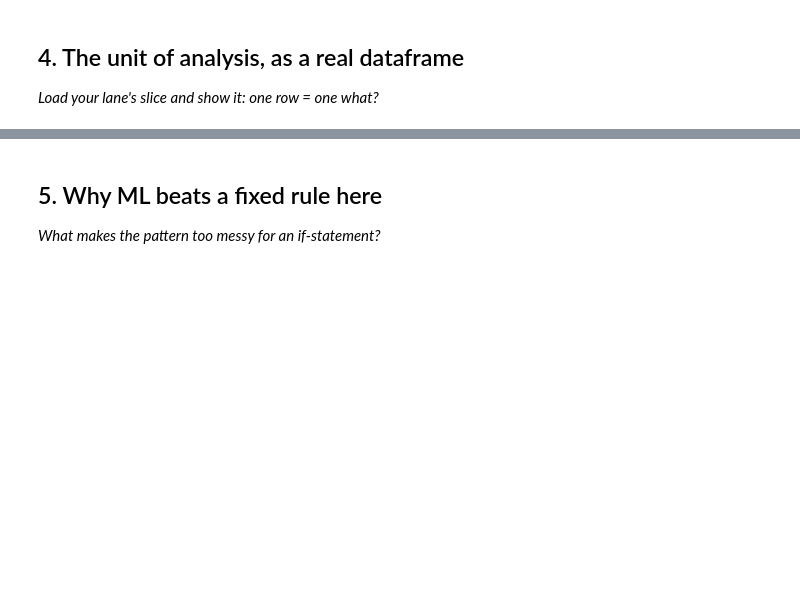
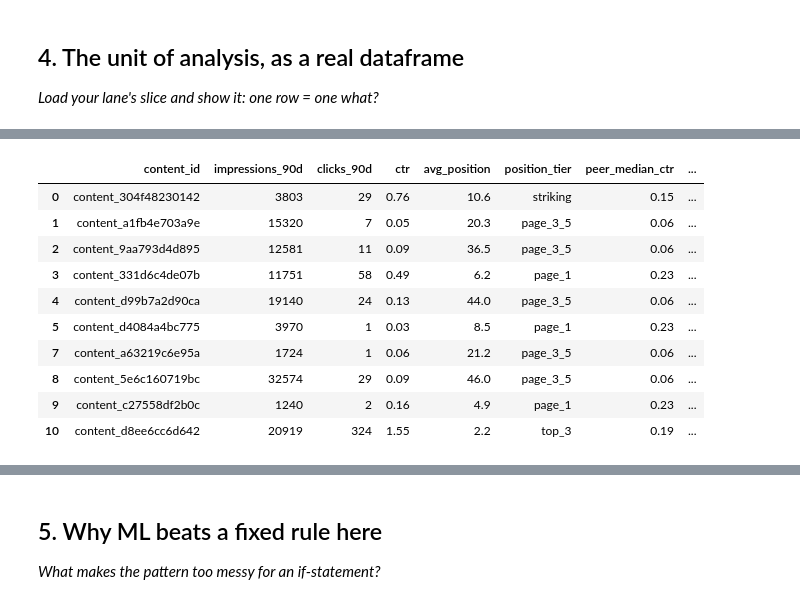
Before and after one commit to rashmita-21/Flyrank-ML-Internship, a Jupyter notebook: work/notebooks/w02_ml_task_framing.ipynb, the cells around one changed output, grey strips where cells are left out. Saved outputs shown, nothing was run; the diff lists cells and outputs as text; code cells hidden in the pictures; blank space fills up the shorter version.

```diff
--- a/work/notebooks/w02_ml_task_framing.ipynb
+++ b/work/notebooks/w02_ml_task_framing.ipynb
@@ -36,0 +110,86 @@ This skeleton is yours to fill. Work the sections **in order** — each one has
+# %%
+# This cell is for CODE (numbers, a query, a check).
+
+import pandas as pd
+import numpy as np
+
+# Load the public starter dataset from your GitHub repository.
+data_url = (
+    "https://raw.githubusercontent.com/"
+    "rashmita-21/Flyrank-ML-Internship/main/"
+    "data/raw/content_refresh_anonymized.csv"
+)
+
+df = pd.read_csv(data_url)
+
+# Check that the expected columns exist.
+required_columns = [
+    "content_id",
+    "impressions_90d",
+    "clicks_90d",
+    "ctr",
+    "avg_position",
+    "position_tier"
+]
+
+missing_columns = [
+    col for col in required_columns
+    if col not in df.columns
+]
+
+if missing_columns:
+    raise ValueError(
+        f"Missing expected columns: {missing_columns}"
+    )
+
+# Keep pages with sufficient impressions and a valid position.
+pages = df.loc[
+    (df["impressions_90d"] >= 100)
+    & (df["avg_position"] > 0)
+].copy()
+
+# Calculate the median CTR for each search-position tier.
+pages["peer_median_ctr"] = (
+    pages.groupby("position_tier")["ctr"]
+    .transform("median")
+)
+
+# Positive values indicate CTR below the tier's median.
+pages["ctr_gap"] = (
+    pages["peer_median_ctr"] - pages["ctr"]
+)
+
+# Larger positive gaps receive higher priority scores.
+pages["opportunity_score"] = pages["ctr_gap"].clip(lower=0)
+
+# Show the unit of analysis and selected measurements.
+display(
+    pages[
+        [
+            "content_id",
+            "impressions_90d",
+            "clicks_90d",
+            "ctr",
+            "avg_position",
+            "position_tier",
+            "peer_median_ctr",
+            "opportunity_score"
+        ]
+    ].head(10)
+)
+
+print("Original dataset rows:", len(df))
+print("Pages retained after filtering:", len(pages))
+print("Unique content items:", pages["content_id"].nunique())
+# %% [output]
+|  | content_id | impressions_90d | clicks_90d | ctr | avg_position | position_tier | peer_median_ctr | ... |
+| 0 | content_304f48230142 | 3803 | 29 | 0.76 | 10.6 | striking | 0.15 | ... |
+| 1 | content_a1fb4e703a9e | 15320 | 7 | 0.05 | 20.3 | page_3_5 | 0.06 | ... |
+| 2 | content_9aa793d4d895 | 12581 | 11 | 0.09 | 36.5 | page_3_5 | 0.06 | ... |
+| 3 | content_331d6c4de07b | 11751 | 58 | 0.49 | 6.2 | page_1 | 0.23 | ... |
+| 4 | content_d99b7a2d90ca | 19140 | 24 | 0.13 | 44.0 | page_3_5 | 0.06 | ... |
+| 5 | content_d4084a4bc775 | 3970 | 1 | 0.03 | 8.5 | page_1 | 0.23 | ... |
+| 7 | content_a63219c6e95a | 1724 | 1 | 0.06 | 21.2 | page_3_5 | 0.06 | ... |
+| 8 | content_5e6c160719bc | 32574 | 29 | 0.09 | 46.0 | page_3_5 | 0.06 | ... |
+| 9 | content_c27558df2b0c | 1240 | 2 | 0.16 | 4.9 | page_1 | 0.23 | ... |
+| 10 | content_d8ee6cc6d642 | 20919 | 324 | 1.55 | 2.2 | top_3 | 0.19 | ... |
```
Also changed, not shown: parts of 14 cells of this notebook.
